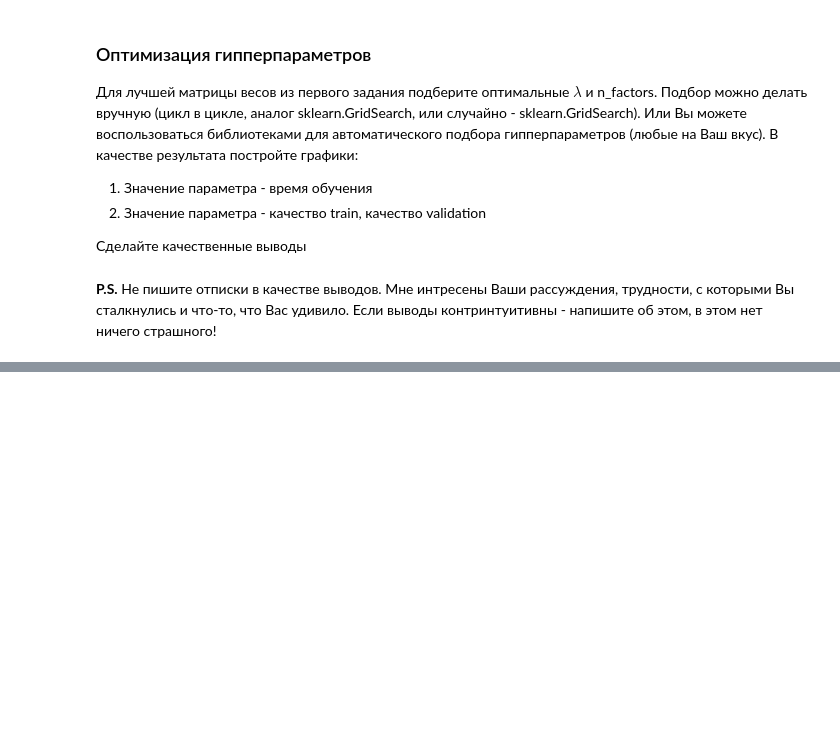
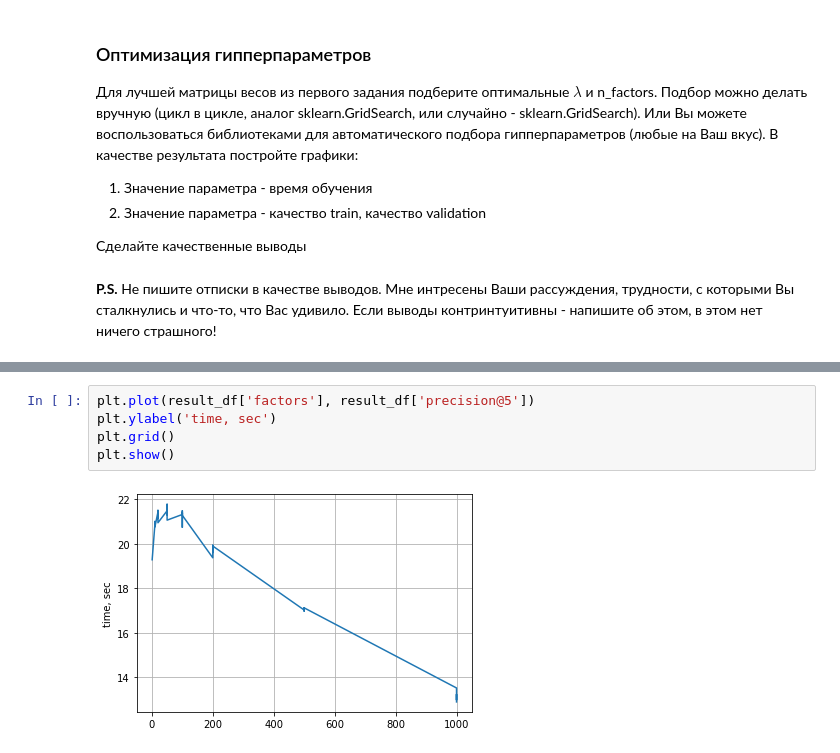
Before and after one commit to Creep-ai/gb_recommendation_systems, a Jupyter notebook: Les03/Les03.ipynb, the cells around one changed output, grey strips where cells are left out. Drawn from its saved outputs; the diff is of its cells as text; blank space fills up the shorter version.

```diff
--- a/Les03/Les03.ipynb
+++ b/Les03/Les03.ipynb
@@ -34,0 +307,7 @@ import implicit
+# %%
+plt.plot(result_df['factors'], result_df['precision@5'])
+plt.ylabel('time, sec')
+plt.grid()
+plt.show()
+# %% [output]
+[figure, added]
```
Also changed, not shown: parts of 36 cells of this notebook.
